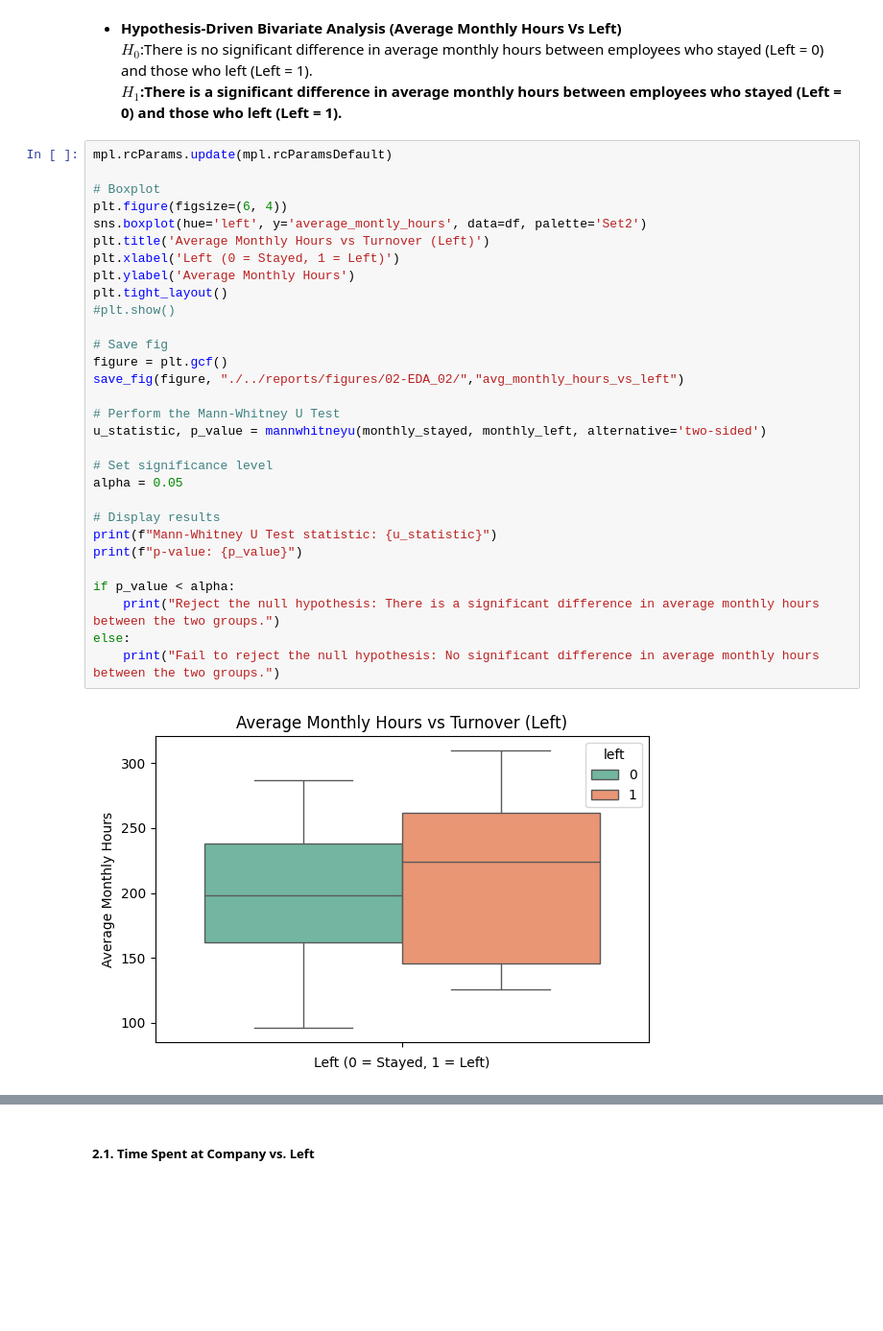
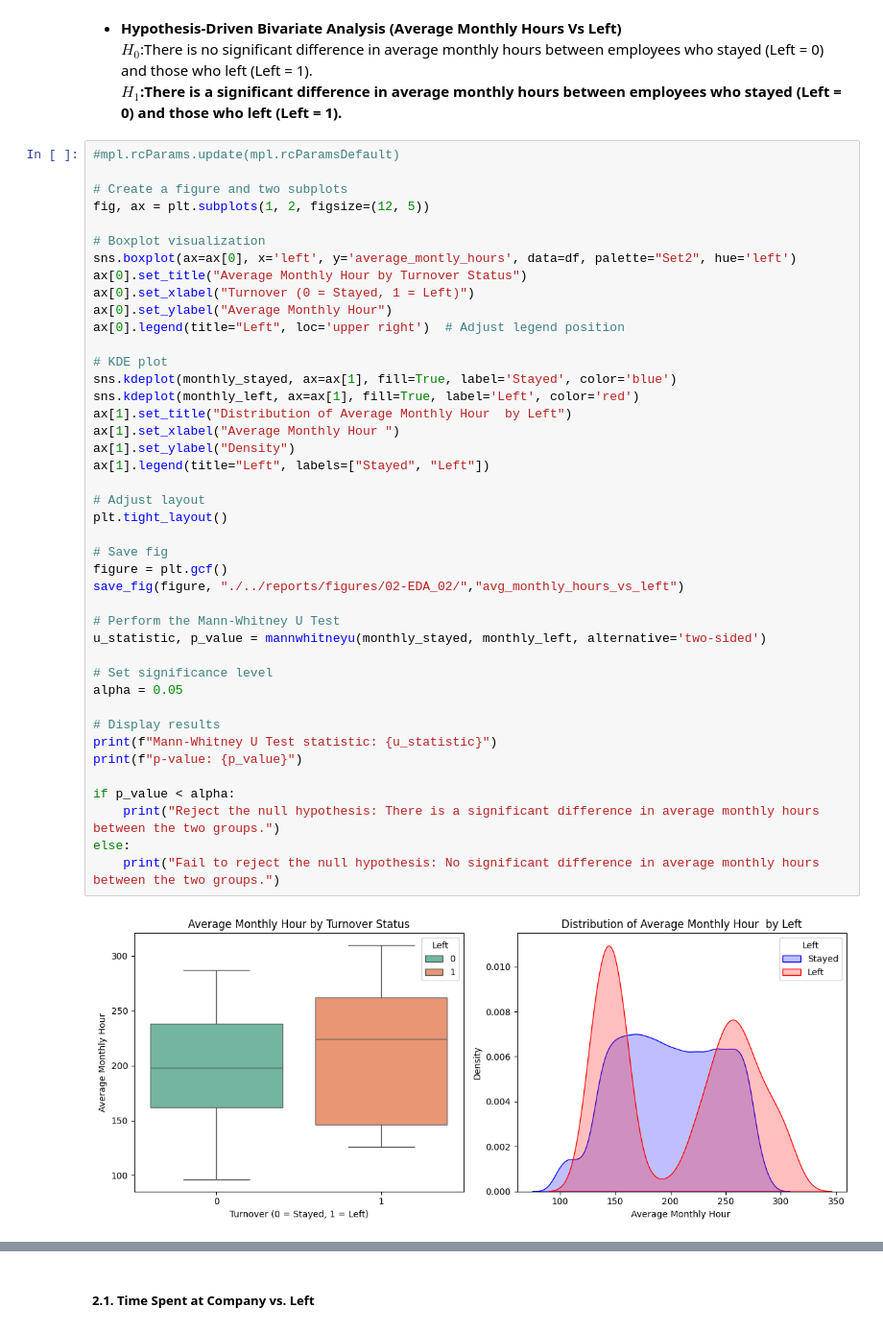
Before and after one commit to fausstoo/employee-churn-prediction-model, a Jupyter notebook: notebooks/EDA_02.ipynb, the cells around one changed output, grey strips where cells are left out. Shown at 96% size. Cells and saved outputs as stored; diff of their text form; blank space fills up the shorter version.

```diff
--- a/notebooks/EDA_02.ipynb
+++ b/notebooks/EDA_02.ipynb
@@ -752,37 +780,49 @@ Pearson's correlation between Average Monthly Hours and Turnover: 0.071287178783
 $H_0$:There is no significant difference in average monthly hours between employees who stayed (Left = 0) and those who left (Left = 1). \
 **$H_1$:There is a significant difference in average monthly hours between employees who stayed (Left = 0) and those who left (Left = 1).**
 # %%
-mpl.rcParams.update(mpl.rcParamsDefault)
+#mpl.rcParams.update(mpl.rcParamsDefault)
 
-# Boxplot
-plt.figure(figsize=(6, 4))
-sns.boxplot(hue='left', y='average_montly_hours', data=df, palette='Set2')
-plt.title('Average Monthly Hours vs Turnover (Left)')
-plt.xlabel('Left (0 = Stayed, 1 = Left)')
-plt.ylabel('Average Monthly Hours')
+# Create a figure and two subplots
+fig, ax = plt.subplots(1, 2, figsize=(12, 5))
+
+# Boxplot visualization
+sns.boxplot(ax=ax[0], x='left', y='average_montly_hours', data=df, palette="Set2", hue='left')
+ax[0].set_title("Average Monthly Hour by Turnover Status")
+ax[0].set_xlabel("Turnover (0 = Stayed, 1 = Left)")
+ax[0].set_ylabel("Average Monthly Hour")
+ax[0].legend(title="Left", loc='upper right')  # Adjust legend position
+
+# KDE plot
+sns.kdeplot(monthly_stayed, ax=ax[1], fill=True, label='Stayed', color='blue')
+sns.kdeplot(monthly_left, ax=ax[1], fill=True, label='Left', color='red')
+ax[1].set_title("Distribution of Average Monthly Hour  by Left")
+ax[1].set_xlabel("Average Monthly Hour ")
+ax[1].set_ylabel("Density")
+ax[1].legend(title="Left", labels=["Stayed", "Left"])
+
+# Adjust layout
 plt.tight_layout()
-#plt.show()
 
 # Save fig
 figure = plt.gcf()
 save_fig(figure, "./../reports/figures/02-EDA_02/","avg_monthly_hours_vs_left")
 
 # Perform the Mann-Whitney U Test
 u_statistic, p_value = mannwhitneyu(monthly_stayed, monthly_left, alternative='two-sided')
 
 # Set significance level
 alpha = 0.05
 
 # Display results
 print(f"Mann-Whitney U Test statistic: {u_statistic}")
 print(f"p-value: {p_value}")
 
 if p_value < alpha:
     print("Reject the null hypothesis: There is a significant difference in average monthly hours between the two groups.")
 else:
     print("Fail to reject the null hypothesis: No significant difference in average monthly hours between the two groups.")
 # %% [output]
-[figure, old version]
+[figure, new version]
 Saved at ./../reports/figures/02-EDA_02/avg_monthly_hours_vs_left.png
 Mann-Whitney U Test statistic: 19119787.5
 p-value: 1.2769565984354332e-08
```
Also changed, not shown: parts of 7 cells of this notebook.
